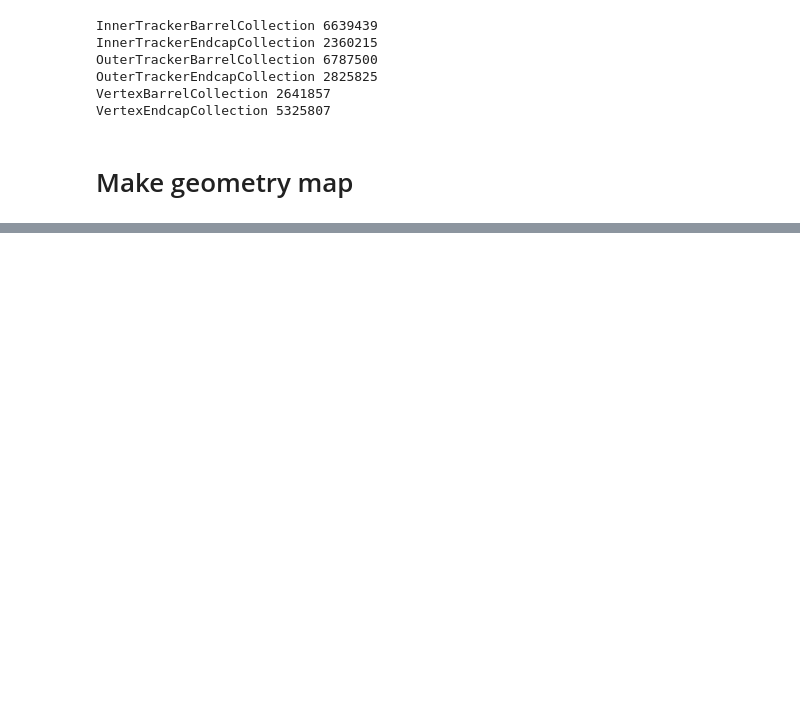
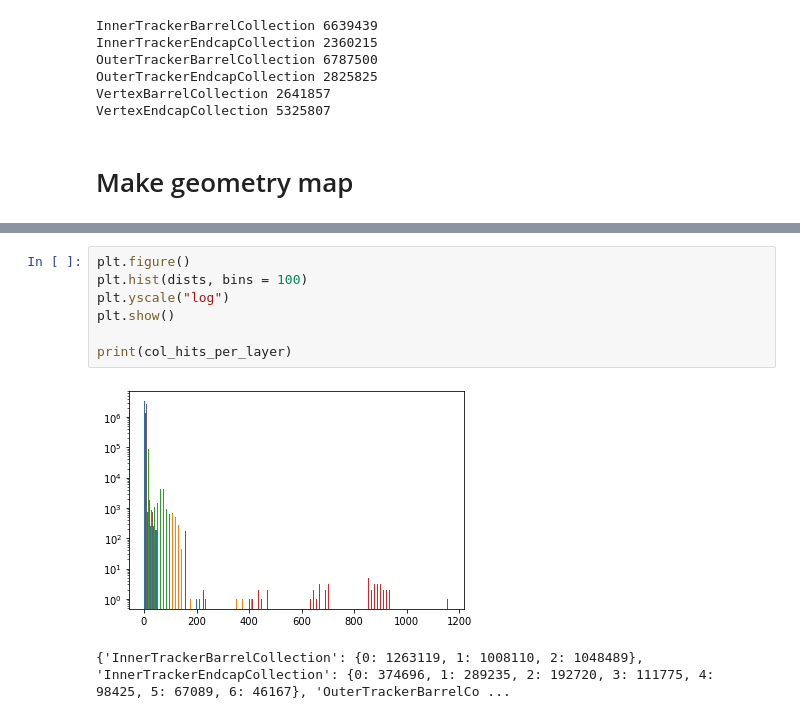
Before and after one commit to rmastand/fast_tracker_BIBgen_mucoll, a Jupyter notebook: process_data.ipynb, the cells around one changed output, grey strips where cells are left out. Saved outputs shown, nothing was run; the diff lists cells and outputs as text; blank space fills up the shorter version.

```diff
--- a/process_data.ipynb
+++ b/process_data.ipynb
@@ -186,3 +186,13 @@ plt.show()
+# %%
+plt.figure()
+plt.hist(dists, bins = 100)
+plt.yscale("log")
+plt.show()
+
+print(col_hits_per_layer)
+# %% [output]
+[figure, added]
+{'InnerTrackerBarrelCollection': {0: 1263119, 1: 1008110, 2: 1048489}, 'InnerTrackerEndcapCollection': {0: 374696, 1: 289235, 2: 192720, 3: 111775, 4: 98425, 5: 67089, 6: 46167}, 'OuterTrackerBarrelCo ...
 # %%
 print(col_hits_per_layer)
 # %% [output]
```
Also changed, not shown: parts of 11 cells of this notebook, 3 other files.
